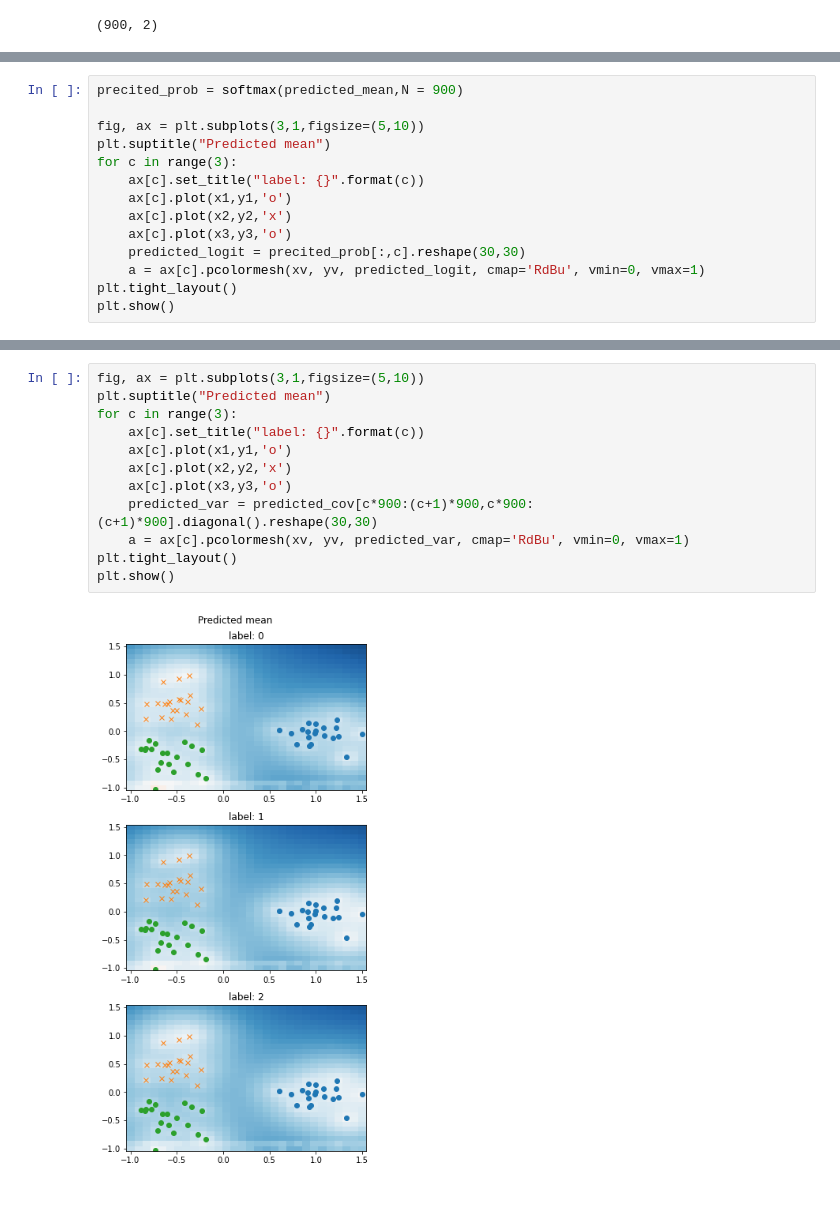
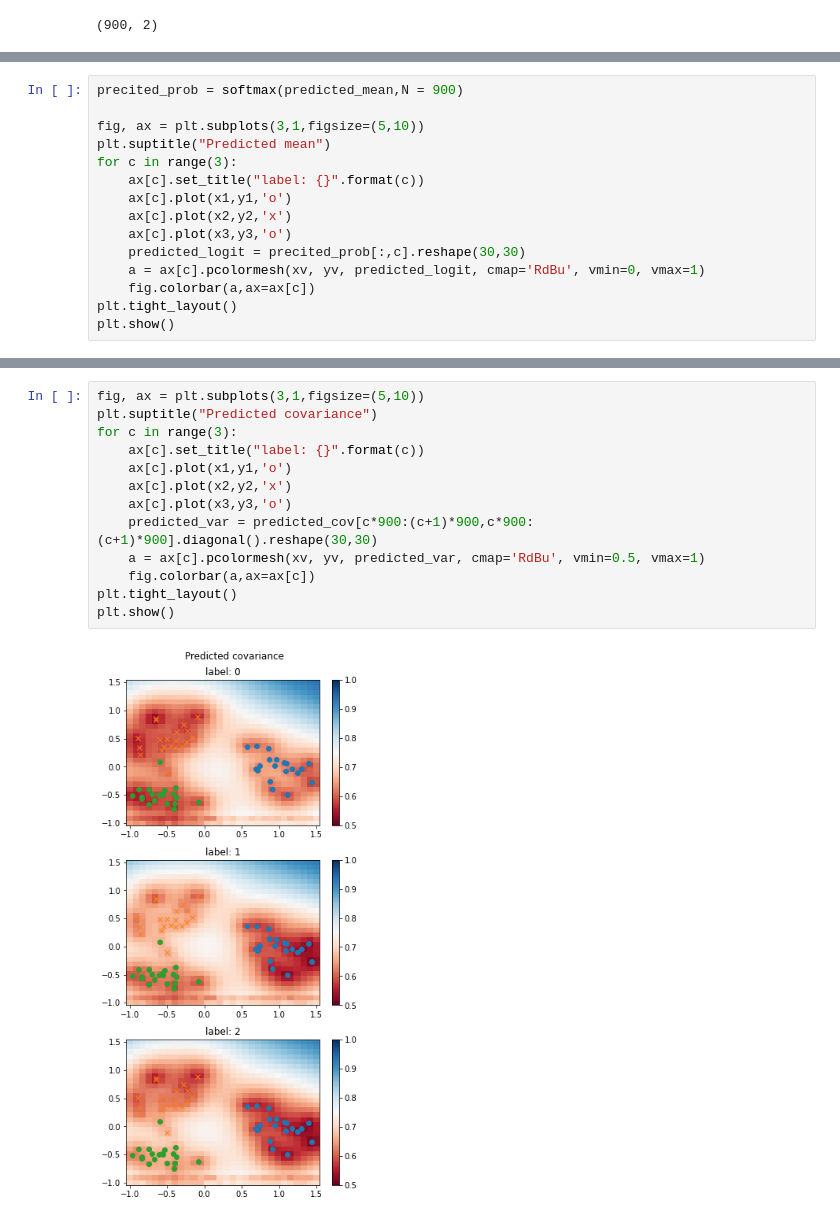
Before and after one commit to jeongeun980906/Uncertainty-Estimation-Baselines, a Jupyter notebook: GPC.ipynb, the cells around one changed output, grey strips where cells are left out. Saved outputs shown, nothing was run; the diff lists cells and outputs as text.

```diff
--- a/GPC.ipynb
+++ b/GPC.ipynb
@@ -360,6 +360,7 @@ for c in range(3):
     ax[c].plot(x3,y3,'o')
     predicted_logit = precited_prob[:,c].reshape(30,30)
     a = ax[c].pcolormesh(xv, yv, predicted_logit, cmap='RdBu', vmin=0, vmax=1)
+    fig.colorbar(a,ax=ax[c])
 plt.tight_layout()
 plt.show()
 # %% [output]
@@ -367,14 +368,15 @@ plt.show()
 # %%
 fig, ax = plt.subplots(3,1,figsize=(5,10))
-plt.suptitle("Predicted mean")
+plt.suptitle("Predicted covariance")
 for c in range(3):
     ax[c].set_title("label: {}".format(c))
     ax[c].plot(x1,y1,'o')
     ax[c].plot(x2,y2,'x')
     ax[c].plot(x3,y3,'o')
     predicted_var = predicted_cov[c*900:(c+1)*900,c*900:(c+1)*900].diagonal().reshape(30,30)
-    a = ax[c].pcolormesh(xv, yv, predicted_var, cmap='RdBu', vmin=0, vmax=1)
+    a = ax[c].pcolormesh(xv, yv, predicted_var, cmap='RdBu', vmin=0.5, vmax=1)
+    fig.colorbar(a,ax=ax[c])
 plt.tight_layout()
 plt.show()
 # %% [output]
-[figure, old version]
+[figure, new version]
```
Also changed, not shown: parts of 11 cells of this notebook, 7 other files.
